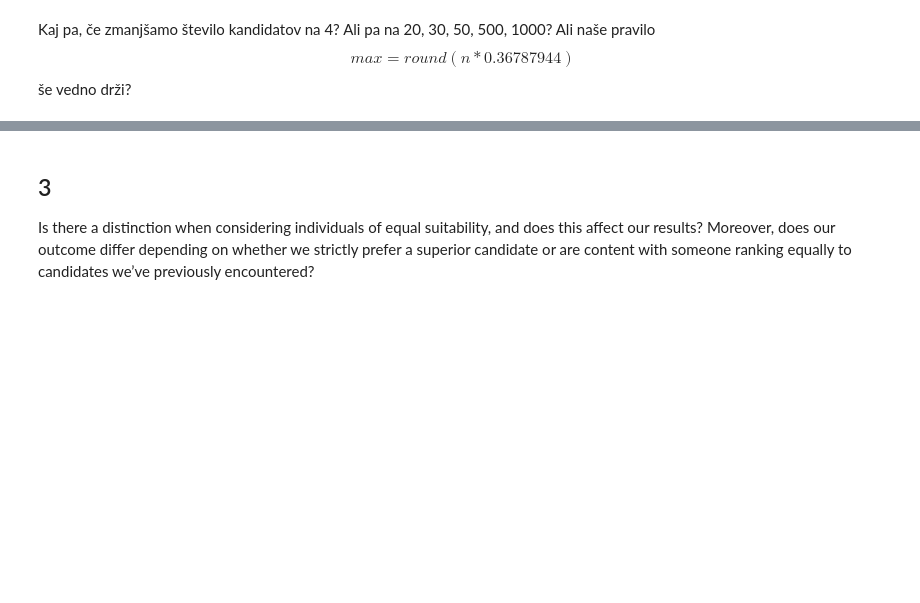
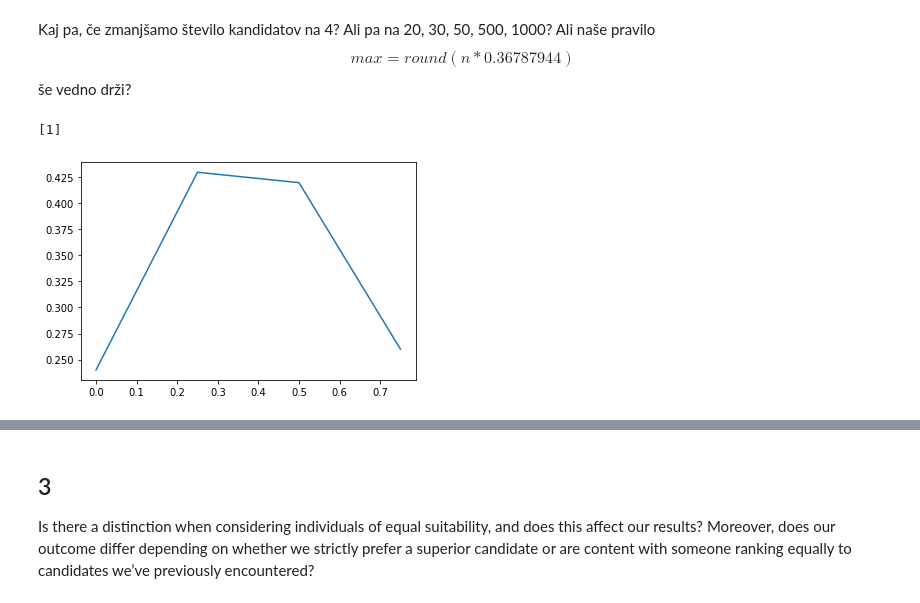
Before and after one commit to SimonGrad3/Generalizations-of-the-Secretary-problem, a Jupyter notebook: Analiza.ipynb, the cells around one changed output, grey strips where cells are left out. Drawn from its saved outputs; the diff is of its cells as text; code cells hidden in the pictures; blank space fills up the shorter version.

```diff
--- a/Analiza.ipynb
+++ b/Analiza.ipynb
@@ -83,3 +82,40 @@ np.argmax(vsotke)
 S tem smo potrdili, da se nam res najbol splača ustaviti pri približno 37 partnerju.
 # %% [markdown]
 Kaj pa, če zmanjšamo število kandidatov na 4? Ali pa na 20, 30, 50, 500, 1000? Ali naše pravilo $$max = round(n * 0.36787944)$$ še vedno drži?
+# %%
+m = 20 #kolikokrat poženemo proces iskanja najbolšega partnerja
+n_max = 500
+
+
+tabela_partnerjev = {}
+for n in range(1,n_max+1): #Ni smiselno, imamo samo enega parterja
+    for i in range(m):
+        partnerji = list(range(1,n+1))
+        random.shuffle(partnerji)
+        tabela_partnerjev[(n,i)] = partnerji
+# %%
+tabela_partnerjev[(1,0)]
+# %% [output]
+[1]
+# %%
+vsotke = {}
+for n in range(1,n_max+1):
+    for stop in range(n):
+        for i in range(m):
+            if NajbolsiPartner(tabela_partnerjev[(n,i)], stop) == n :
+                vsotke[(n, stop)] = vsotke.get((n,stop), 0) + 1
+# %%
+def narisi_graf(i):
+    # i - Število potencialnih partnerjev
+    ver_i = []
+    for stop in range(i):
+        ver_i.append(vsotke[(i,stop)] / m)
+
+    x = [j/i for j in range(i)]
+
+    plt.plot(x, ver_i)
+    plt.show()
+# %%
+narisi_graf(4)
+# %% [output]
+[figure, added]
```
Also changed, not shown: parts of 8 cells of this notebook, 1 other file.
